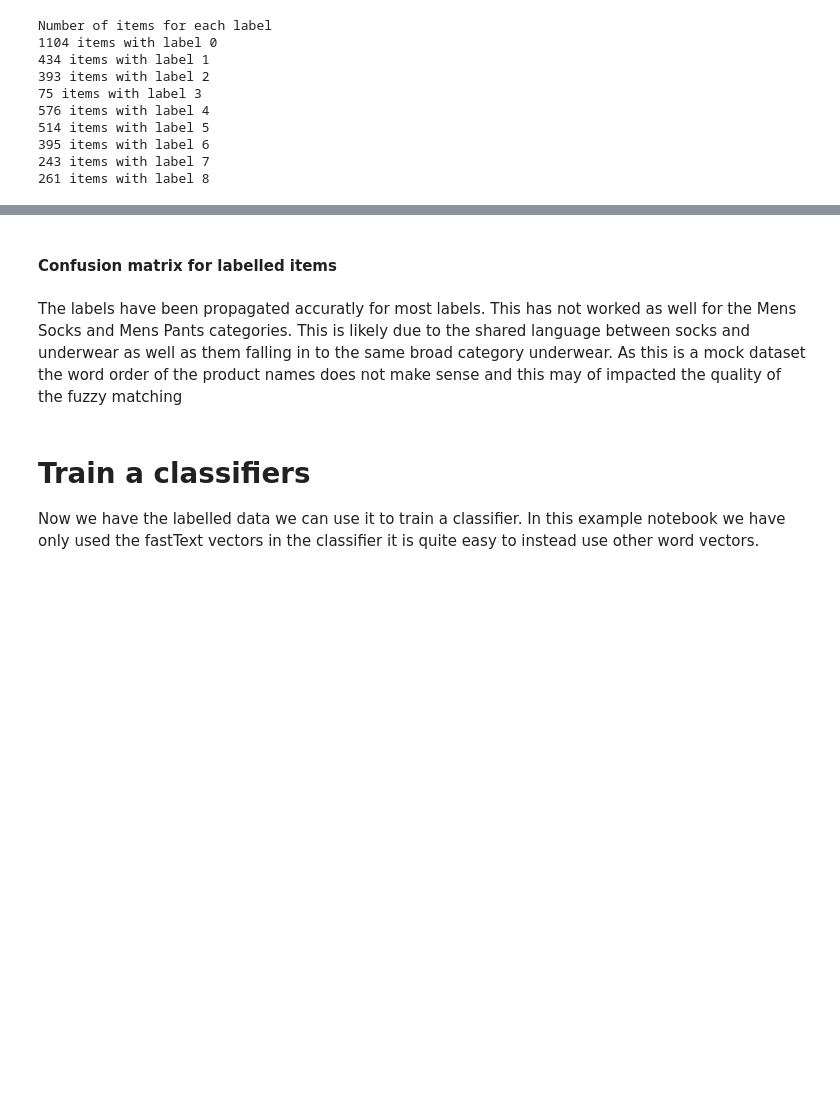
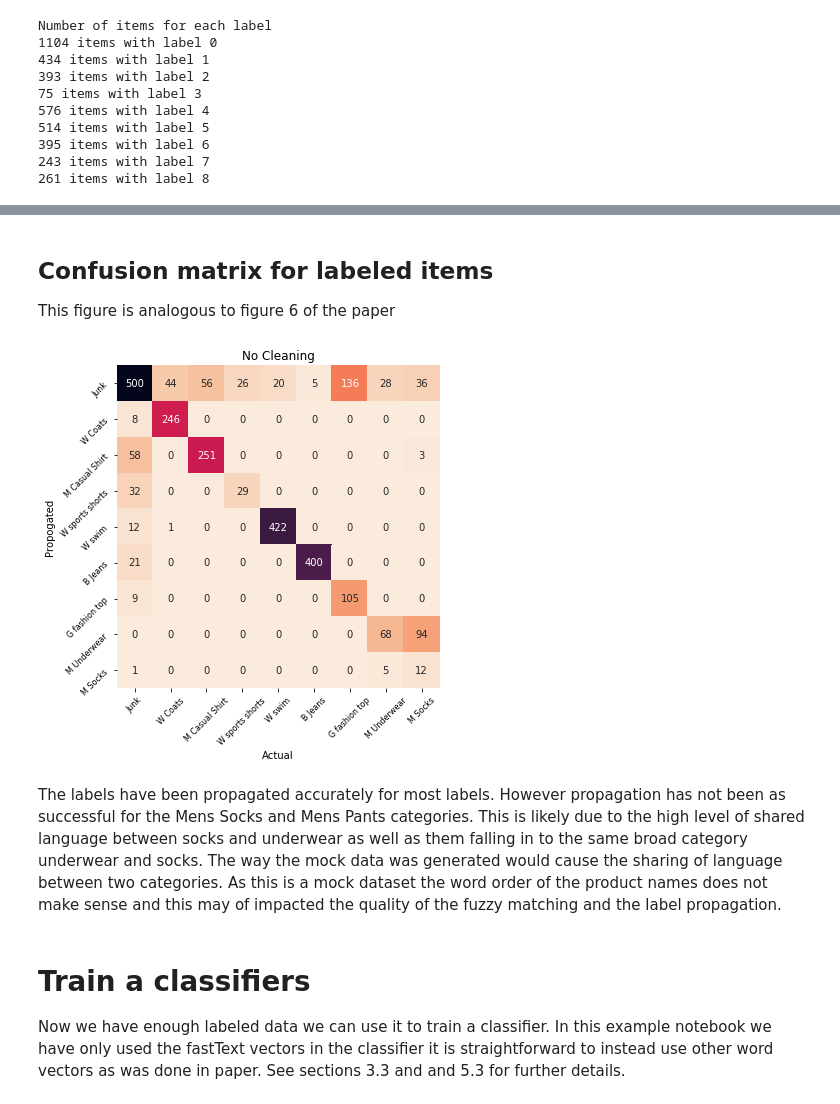
Before and after one commit to ONSBigData/labelpropagation_clothing, a Jupyter notebook: label_propagation_and_classification.ipynb, the cells around one changed output, grey strips where cells are left out. Saved outputs shown, nothing was run; the diff lists cells and outputs as text; code cells hidden in the pictures; blank space fills up the shorter version.

```diff
--- a/label_propagation_and_classification.ipynb
+++ b/label_propagation_and_classification.ipynb
@@ -8,6 +10,7 @@ import json
 import numpy as np
 import pandas as pd
 from importlib import reload
+import logging
 
 # plotting imports
 from matplotlib import pylab as plt
@@ -29,3 +32,8 @@ from nltk.metrics import distance
 # Custom imports of files to run label propagation pipeline
 import labelling_pipeline
 import Word_vectors
+
+logging.getLogger("gensim").setLevel(logging.CRITICAL)
+
+logger = logging.getLogger(__name__)
+logger.setLevel(logging.INFO)
@@ -169,37 +190,28 @@ word_vectorizer_params = {
 # %%
-# parameters for the label propagation for each kind of word vector in tern
-param_doc2vec = {'alpha': 0.01, 'kernel': 'knn', 'n_neighbors': 6}
-param_tfidf = {'alpha': 0.01, 'kernel': 'knn', 'n_neighbors': 6}
-param_count = {'alpha': 0.01, 'kernel': 'knn', 'n_neighbors': 6}
+reload(labelling_pipeline)
 
 # empty dictinary to collect results of each category
 clean_frames = dict()
 
 # loop through the labelling pipeline for each output category
 for i in range(len(outs)):
-    print('\n** ', outs[i])
 
-    # select only the correct gender - assume the gender column is reliabel
+    logger.info(f"** category: {outs[i]} **")
 
+    # select only the correct gender - assume the gender column is reliable
     temp = X_train.loc[(X_train['division'] == divisions[i])]
 
     # perform matching and cleaning
-    cleaned = labelling_pipeline.labelling_pipeline(
-        data=temp,
-        names=temp["name"],
-        matching_params=matching_list,
-        word_vectorizer_params=word_vectorizer_params,
-        n_words=15,
-        stop_words=stop,
-        item_id=1,
-        label_names=seed_labels[str(i)],
-        common_words=True,
-        cat_clean=True,
-        division=divisions[i],
-        category=categories[i],
-        wv_names=("word2vec", "tfidf", "count"),
-        verbose=True,
-        use_difflib=True)
+    cleaned = labelling_pipeline.labelling_pipeline(data=temp, name_col="name",
+                                                    matching_params=matching_list,
+                                                    word_vectorizer_params=word_labprop_params,
+                                                    n_words=15, stop_words=stop, item_id=1,
+                                                    label_names=seed_labels[str(i)],
+                                                    common_words=True,
+                                                    cat_clean=True, division=divisions[i],
+                                                    category=categories[i],
+                                                    wv_names=("word2vec", "tfidf", "count"),
+                                                    use_difflib=True,notebook=True)
 
     clean_frames[outs[i]] = cleaned
 
@@ -259,30 +299,37 @@ print(classification_report(y_train.loc[(X_train.label_combined>-1)],
 # %% [markdown]
-#### Confusion matrix for labelled items
+## Confusion matrix for labeled items
+
+This figure is analogous to figure 6 of the paper
 # %%
 mat = confusion_matrix(y_train.loc[(X_train.label_combined>-1)],
                        X_train.loc[(X_train.label_combined>-1),'label_combined'])
 fig,ax=plt.subplots(figsize=(6,6))
-sns.heatmap(mat.T,square=True,annot=True,fmt='d',cbar=False)
+sns.heatmap(mat.T,square=True,annot=True,fmt='d',cbar=False, cmap=sns.cm.rocket_r)
 
 ax.set_yticklabels(['Junk','W Coats','M Casual Shirt', 'W sports shorts','W swim',
-               'B Jeans','G fashion top','M Underwear','M Socks'][::-1],rotation=45)
+               'B Jeans','G fashion top','M Underwear','M Socks'],rotation=45)
 
 ax.set_xticklabels(['Junk','W Coats','M Casual Shirt', 'W sports shorts','W swim',
                'B Jeans','G fashion top','M Underwear','M Socks'],rotation=45)
 
 ax.tick_params(axis='both', which='major', labelsize=8)
 ax.set_xlabel('Actual')
 ax.set_ylabel('Predicted')
 
 ax.set_title('No Cleaning')
 ax.set_xlabel('Actual')
 ax.set_ylabel('Propogated')
 fig.tight_layout()
+# %% [output]
+[figure, added]
 # %% [markdown]
-The labels have been propagated accuratly for most labels. This has not worked as well for the Mens Socks and Mens Pants categories. This is likely due to the shared language between socks and underwear as well as them falling in to the same broad category underwear. As this is a mock dataset the word order of the product names does not make sense and this may of impacted the quality of the fuzzy matching
+The labels have been propagated accurately for most labels. However propagation has not been as successful for the Mens Socks and Mens Pants categories.
+This is likely due to the high level of shared language between socks and underwear as well as them falling in to the same broad category underwear and socks.
+The way the mock data was generated would cause the sharing of language between two categories.
+As this is a mock dataset the word order of the product names does not make sense and this may of impacted the quality of the fuzzy matching and the label propagation.
 # %% [markdown]
 # Train a classifiers
 
-Now we have the labelled data we can use it to train a classifier.
-In this example notebook we have only used the fastText vectors in the classifier it is quite easy to instead use other word vectors.
+Now we have enough labeled data we can use it to train a classifier.
+In this example notebook we have only used the fastText vectors in the classifier it is straightforward to instead use other word vectors as was done in paper. See sections 3.3 and and 5.3 for further details.
 # %% [markdown]
```
Also changed, not shown: parts of 47 cells of this notebook, 11 other files.
